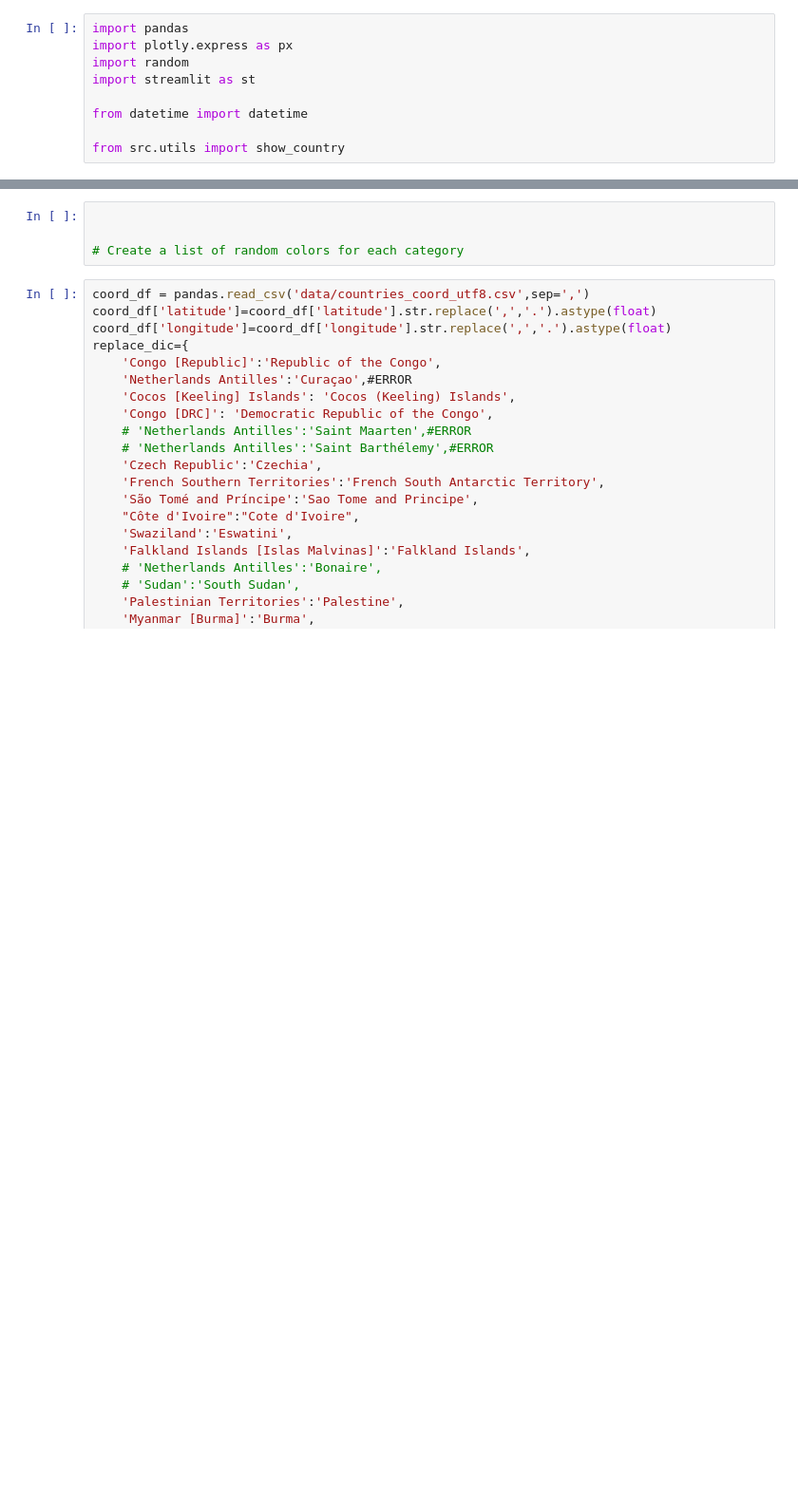
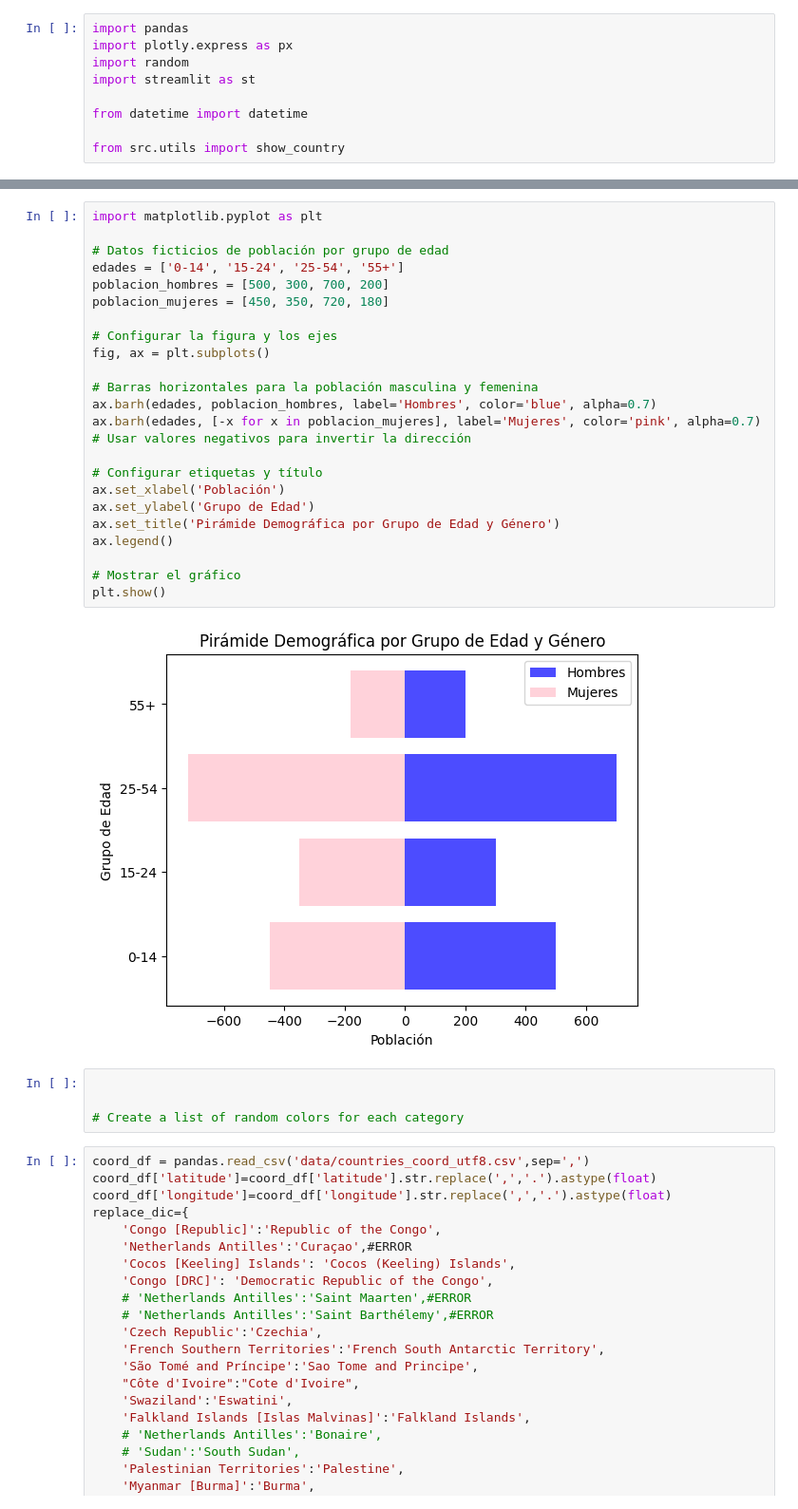
Before and after one commit to Guijarro8/tradleplus, a Jupyter notebook: tradle.ipynb, the cells around one changed output, grey strips where cells are left out. Shown at 95% size. Cells and saved outputs as stored; diff of their text form; blank space fills up the shorter version.

Commit message:
Nuevos gráficos

```diff
--- a/tradle.ipynb
+++ b/tradle.ipynb
@@ -10,3 +130,28 @@ from src.utils import show_country
+# %%
+import matplotlib.pyplot as plt
+
+# Datos ficticios de población por grupo de edad
+edades = ['0-14', '15-24', '25-54', '55+']
+poblacion_hombres = [500, 300, 700, 200]
+poblacion_mujeres = [450, 350, 720, 180]
+
+# Configurar la figura y los ejes
+fig, ax = plt.subplots()
+
+# Barras horizontales para la población masculina y femenina
+ax.barh(edades, poblacion_hombres, label='Hombres', color='blue', alpha=0.7)
+ax.barh(edades, [-x for x in poblacion_mujeres], label='Mujeres', color='pink', alpha=0.7)  # Usar valores negativos para invertir la dirección
+
+# Configurar etiquetas y título
+ax.set_xlabel('Población')
+ax.set_ylabel('Grupo de Edad')
+ax.set_title('Pirámide Demográfica por Grupo de Edad y Género')
+ax.legend()
+
+# Mostrar el gráfico
+plt.show()
+# %% [output]
+[figure, added]
 # %%
 
 
```
Also changed, not shown: parts of 5 cells of this notebook, 3 other files.
